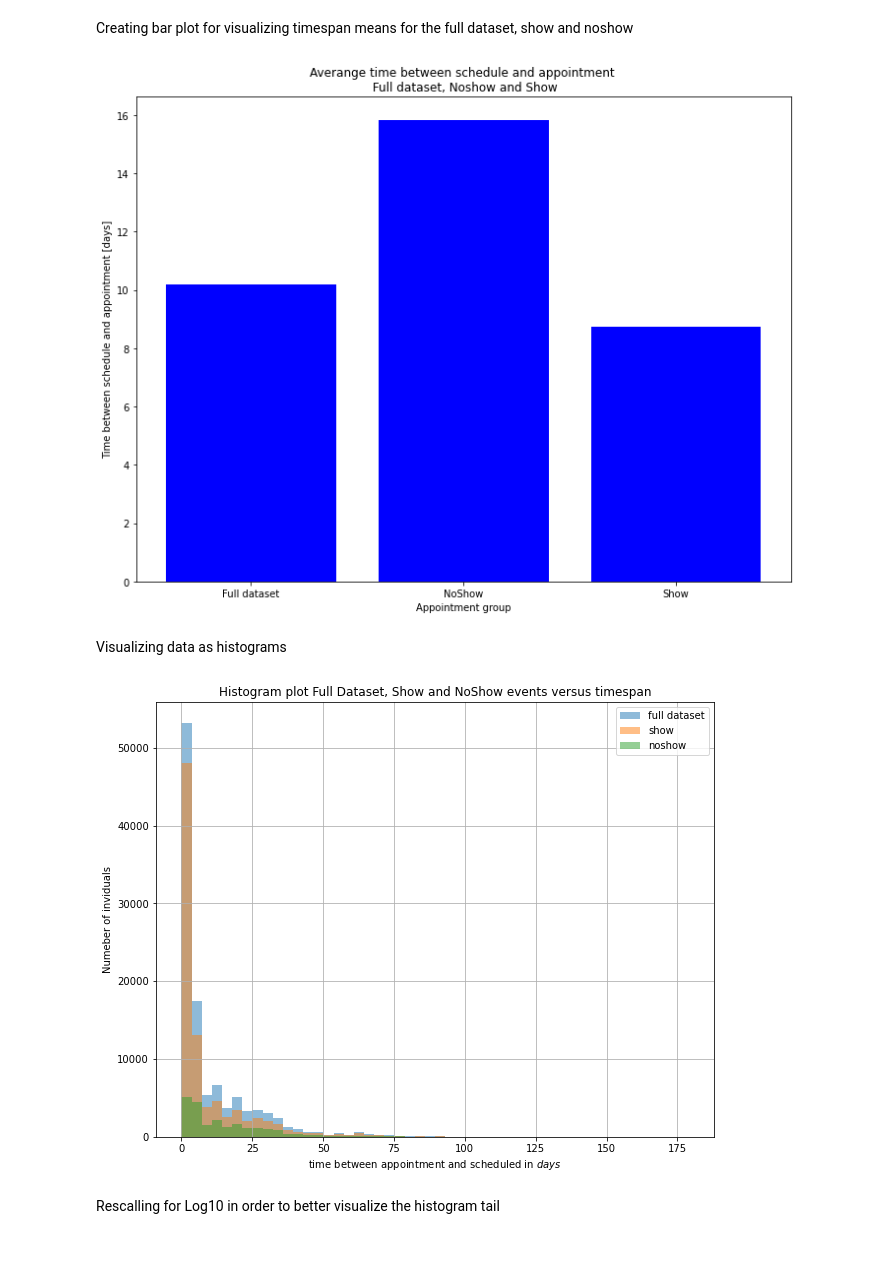
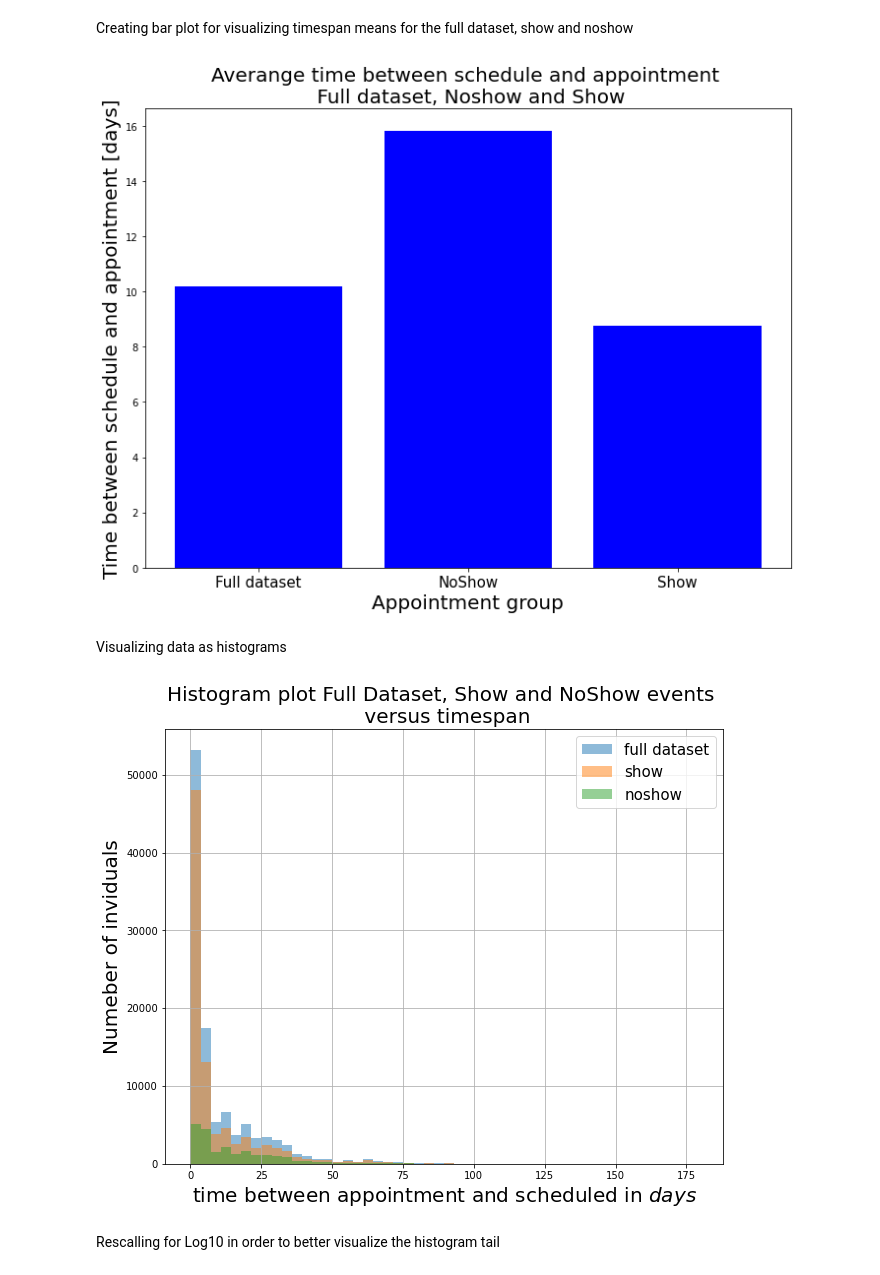
Before and after one commit to mpicanco/udacity_proj2, a Jupyter notebook: investigate-a-dataset-template.ipynb, the cells around one changed output. Saved outputs shown, nothing was run; the diff lists cells and outputs as text; code cells hidden in the pictures.

```diff
--- a/investigate-a-dataset-template.ipynb
+++ b/investigate-a-dataset-template.ipynb
@@ -433,29 +422,29 @@ bars = ('Full dataset', 'NoShow', 'Show')
 x_pos = np.arange(len(bars))
 ax.bar(x_pos, height, color='b')
 ax.set_xticks(x_pos)
-ax.set_xticklabels(bars)
-ax.set_title('Averange time between schedule and appointment \n Full dataset, Noshow and Show')
-ax.set_xlabel('Appointment group')
-ax.set_ylabel('Time between schedule and appointment [days]')
+ax.set_xticklabels(bars,fontsize=15)
+ax.set_title('Averange time between schedule and appointment \n Full dataset, Noshow and Show',fontsize=20)
+ax.set_xlabel('Appointment group',fontsize=20)
+ax.set_ylabel('Time between schedule and appointment [days]',fontsize=20)
 fig.tight_layout()
 plt.show()
 # %% [output]
-[figure, old version]
+[figure, new version]
 # %% [markdown]
 Visualizing data as histograms
 # %%
 df.timespan.hist(alpha=0.5,label='full dataset',bins=50,figsize=(10,8));
 df[show].timespan.hist(alpha=0.5,label='show',bins=50);
 df[noshow].timespan.hist(alpha=0.5,label='noshow',bins=50);
-plt.xlabel(r'time between appointment and scheduled in $days$');
-plt.ylabel(r'Numeber of inviduals')
+plt.xlabel(r'time between appointment and scheduled in $days$',fontsize=20);
+plt.ylabel(r'Numeber of inviduals',fontsize=20)
 
-plt.title("Histogram plot Full Dataset, Show and NoShow events versus timespan")
+plt.title("Histogram plot Full Dataset, Show and NoShow events \n versus timespan",fontsize=20)
 
 #plt.xlim([0,100])
-plt.legend();
+plt.legend(fontsize=15);
 # %% [output]
-[figure, old version]
+[figure, new version]
 # %% [markdown]
 Rescalling for Log10 in order to better visualize the histogram tail
 # %%
```
Also changed, not shown: parts of 10 cells of this notebook.
